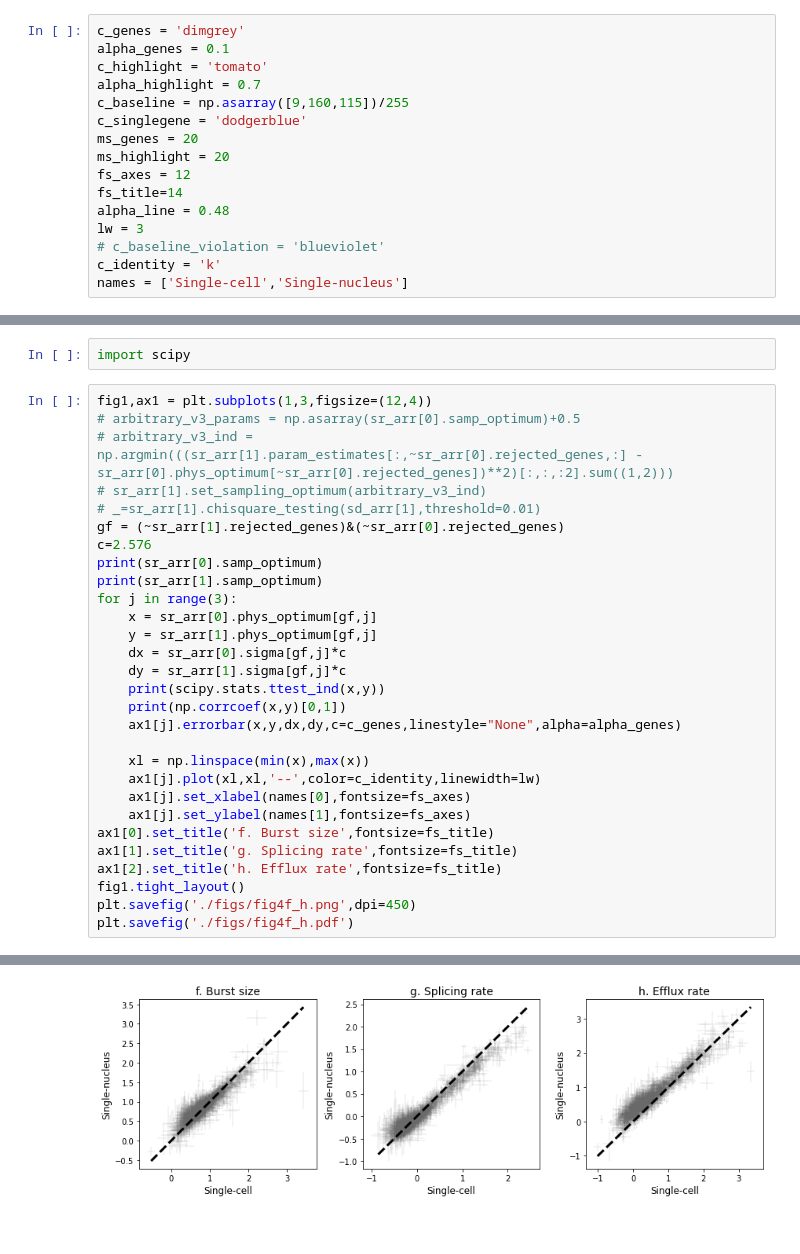
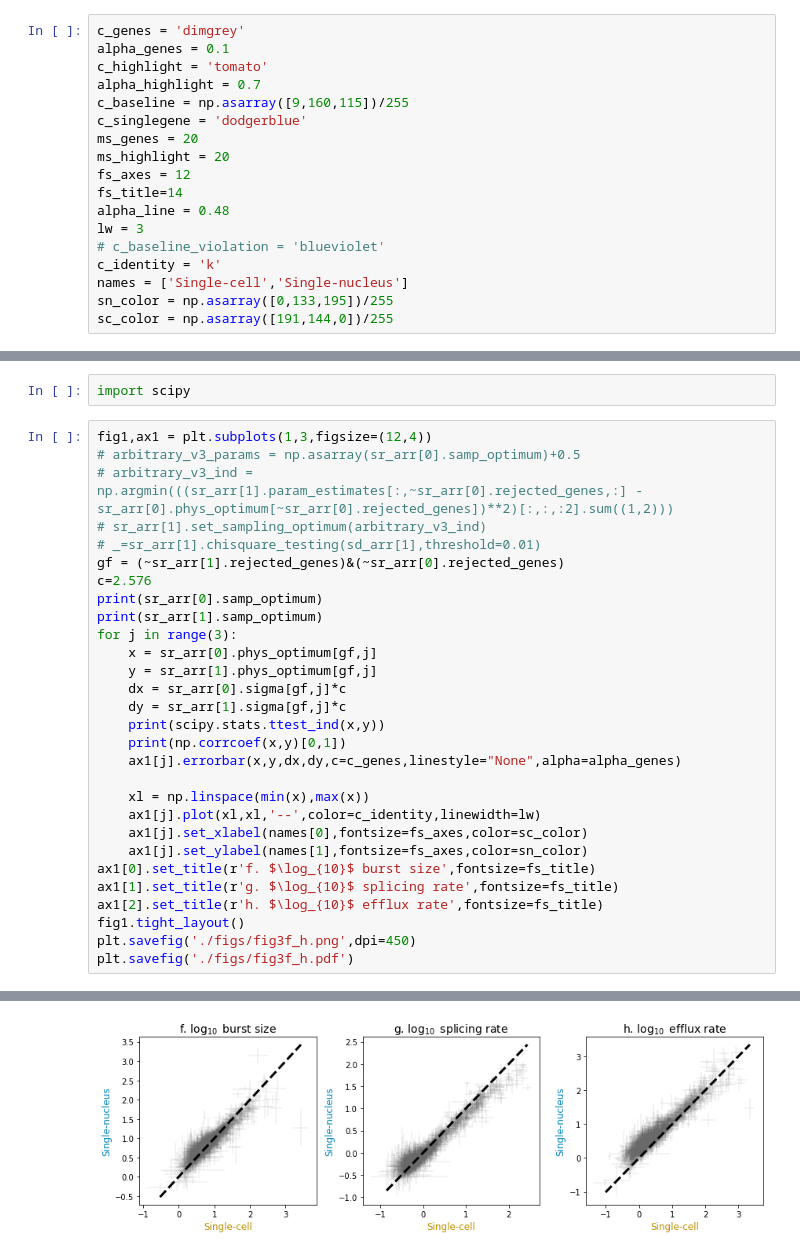
Before and after one commit to pachterlab/monod_examples, a Jupyter notebook: manuscript_computation/gg230328_brain_nuc_analysis.ipynb, the cells around one changed output, grey strips where cells are left out. Cells and saved outputs as stored; diff of their text form.

```diff
--- a/manuscript_computation/gg230328_brain_nuc_analysis.ipynb
+++ b/manuscript_computation/gg230328_brain_nuc_analysis.ipynb
@@ -156,6 +163,8 @@ lw = 3
 # c_baseline_violation = 'blueviolet'
 c_identity = 'k'
 names = ['Single-cell','Single-nucleus']
+sn_color = np.asarray([0,133,195])/255
+sc_color = np.asarray([191,144,0])/255
 # %%
 def plot_stat_simplified(X,Y,stat,ax1,modality='spliced',plot_offset=True):
     if stat=='mean':
@@ -212,38 +221,38 @@ import scipy
 fig1,ax1 = plt.subplots(1,3,figsize=(12,4))
 # arbitrary_v3_params = np.asarray(sr_arr[0].samp_optimum)+0.5
 # arbitrary_v3_ind = np.argmin(((sr_arr[1].param_estimates[:,~sr_arr[0].rejected_genes,:] - sr_arr[0].phys_optimum[~sr_arr[0].rejected_genes])**2)[:,:,:2].sum((1,2)))
 # sr_arr[1].set_sampling_optimum(arbitrary_v3_ind)
 # _=sr_arr[1].chisquare_testing(sd_arr[1],threshold=0.01)
 gf = (~sr_arr[1].rejected_genes)&(~sr_arr[0].rejected_genes)
 c=2.576
 print(sr_arr[0].samp_optimum)
 print(sr_arr[1].samp_optimum)
 for j in range(3):
     x = sr_arr[0].phys_optimum[gf,j]
     y = sr_arr[1].phys_optimum[gf,j]
     dx = sr_arr[0].sigma[gf,j]*c
     dy = sr_arr[1].sigma[gf,j]*c
     print(scipy.stats.ttest_ind(x,y))
     print(np.corrcoef(x,y)[0,1])
     ax1[j].errorbar(x,y,dx,dy,c=c_genes,linestyle="None",alpha=alpha_genes)
 
     xl = np.linspace(min(x),max(x))
     ax1[j].plot(xl,xl,'--',color=c_identity,linewidth=lw)
-    ax1[j].set_xlabel(names[0],fontsize=fs_axes)
-    ax1[j].set_ylabel(names[1],fontsize=fs_axes)
-ax1[0].set_title('f. Burst size',fontsize=fs_title)
-ax1[1].set_title('g. Splicing rate',fontsize=fs_title)
-ax1[2].set_title('h. Efflux rate',fontsize=fs_title)
+    ax1[j].set_xlabel(names[0],fontsize=fs_axes,color=sc_color)
+    ax1[j].set_ylabel(names[1],fontsize=fs_axes,color=sn_color)
+ax1[0].set_title(r'f. $\log_{10}$ burst size',fontsize=fs_title)
+ax1[1].set_title(r'g. $\log_{10}$ splicing rate',fontsize=fs_title)
+ax1[2].set_title(r'h. $\log_{10}$ efflux rate',fontsize=fs_title)
 fig1.tight_layout()
-plt.savefig('./figs/fig4f_h.png',dpi=450)
-plt.savefig('./figs/fig4f_h.pdf')
+plt.savefig('./figs/fig3f_h.png',dpi=450)
+plt.savefig('./figs/fig3f_h.pdf')
 # %% [output]
 (-6.2368421052631575, -1.0)
 (-5.815789473684211, -0.7)
 Ttest_indResult(statistic=-2.684876539425132, pvalue=0.007287248972746062)
 0.917875784358617
 Ttest_indResult(statistic=1.5993453940280415, pvalue=0.10982723112971107)
 0.9716839230179558
 Ttest_indResult(statistic=-10.930513710632885, pvalue=2.1041229008780283e-27)
 0.9490974665803152
-[figure, old version]
+[figure, new version]
```
Also changed, not shown: parts of 10 cells of this notebook, 1 other file.
